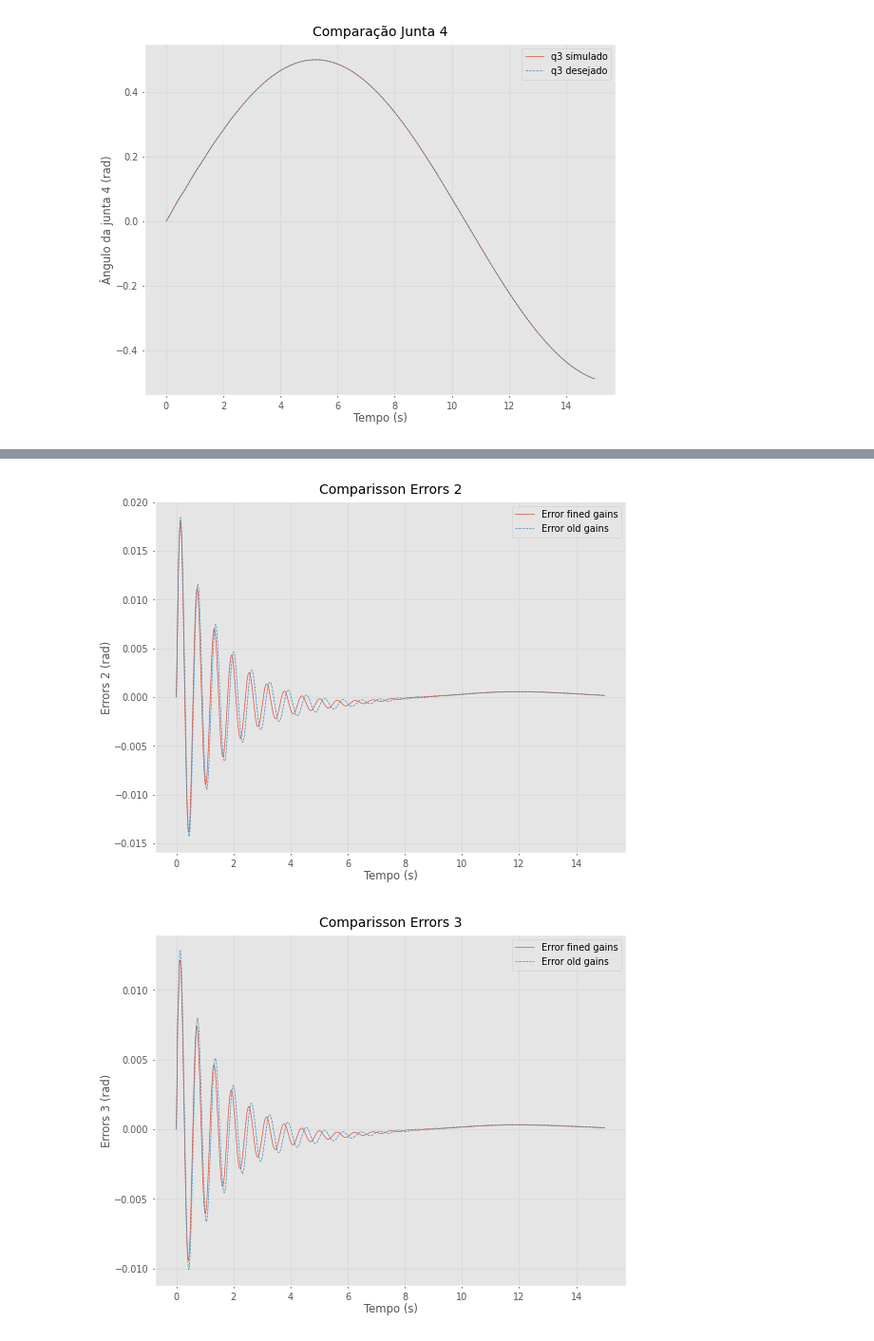
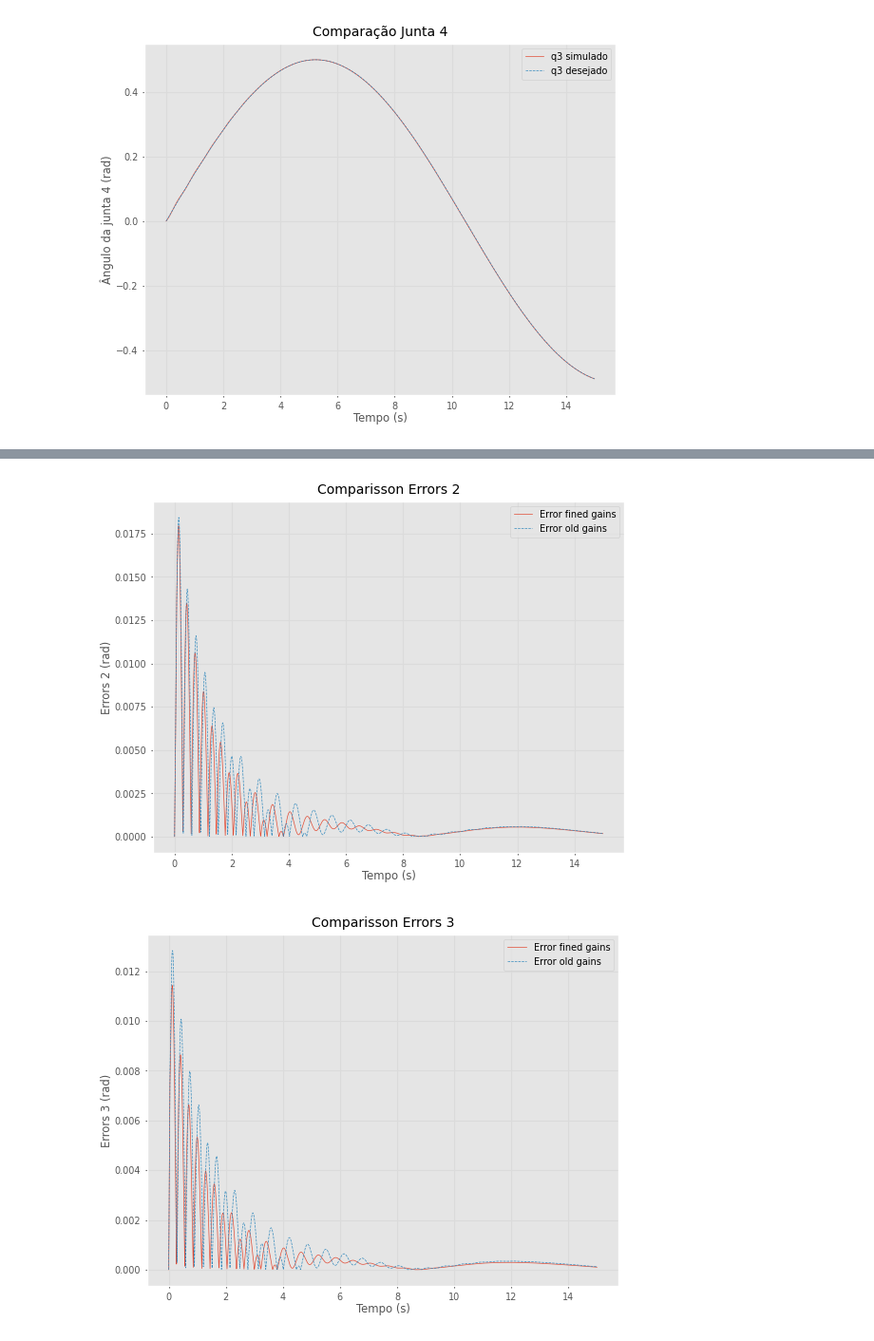
Before and after one commit to JPBG-USP/graspe-v3, a Jupyter notebook: petercorke_simulation/calculating_gains.ipynb, the cells around one changed output, grey strips where cells are left out. Shown at 95% size. Cells and saved outputs as stored; diff of their text form; code cells hidden in the pictures.

Commit message:
Changing plots

```diff
--- a/petercorke_simulation/calculating_gains.ipynb
+++ b/petercorke_simulation/calculating_gains.ipynb
@@ -63,7 +63,7 @@ result = minimize(
     args=(time_s, dt),
     method="Nelder-Mead",
     options={
-        'maxiter': 30,
+        'maxiter': 50,
         'xatol': 1e-5,
         'fatol': 1e-5,
         'disp': True,
@@ -140,8 +140,8 @@ for j in range(4):
 # comparing errors
 for j in range(4):
     plt.figure()
-    plt.plot(log["timestamp"], log["error"][:, j], label=f"Error fined gains")
-    plt.plot(log_old_gains["timestamp"], log_old_gains["error"][:, j], '--', label=f"Error old gains")
+    plt.plot(log["timestamp"], np.abs(log["error"][:, j]), label=f"Error fined gains")
+    plt.plot(log_old_gains["timestamp"], np.abs(log_old_gains["error"][:, j]), '--', label=f"Error old gains")
     plt.xlabel("Tempo (s)")
     plt.ylabel(f"Errors {j+1} (rad)")
     plt.legend()
@@ -152,2 +152,2 @@ for j in range(4):
-[figure, old version]
+[figure, new version]
-[figure, old version]
+[figure, new version]
```
Also changed, not shown: parts of 4 cells of this notebook.
